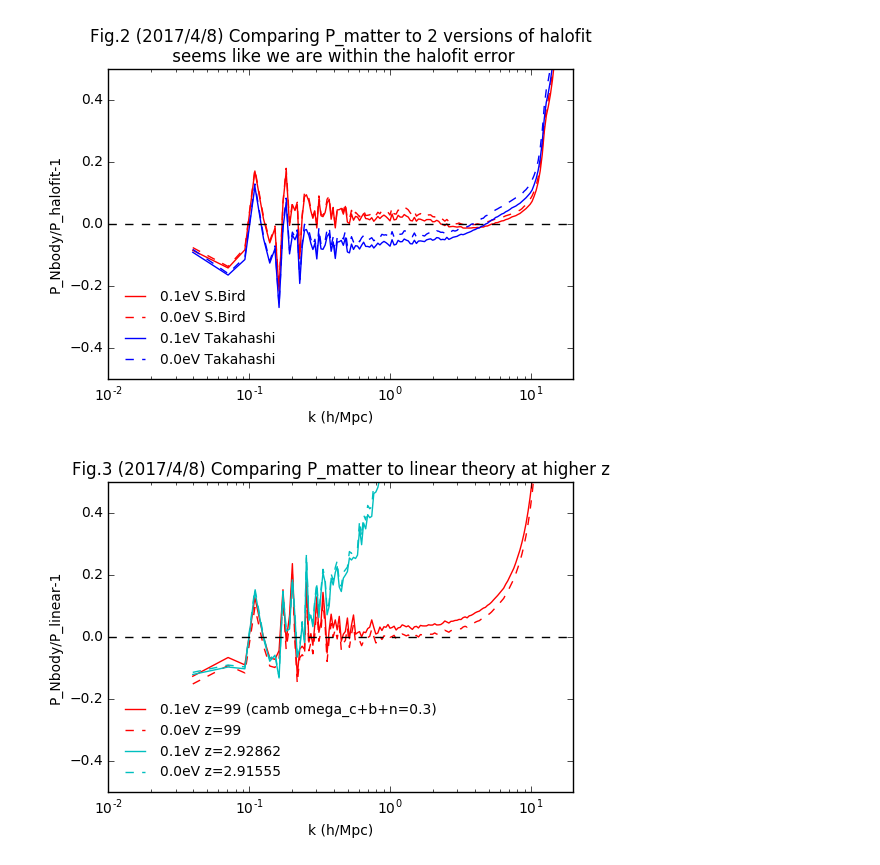
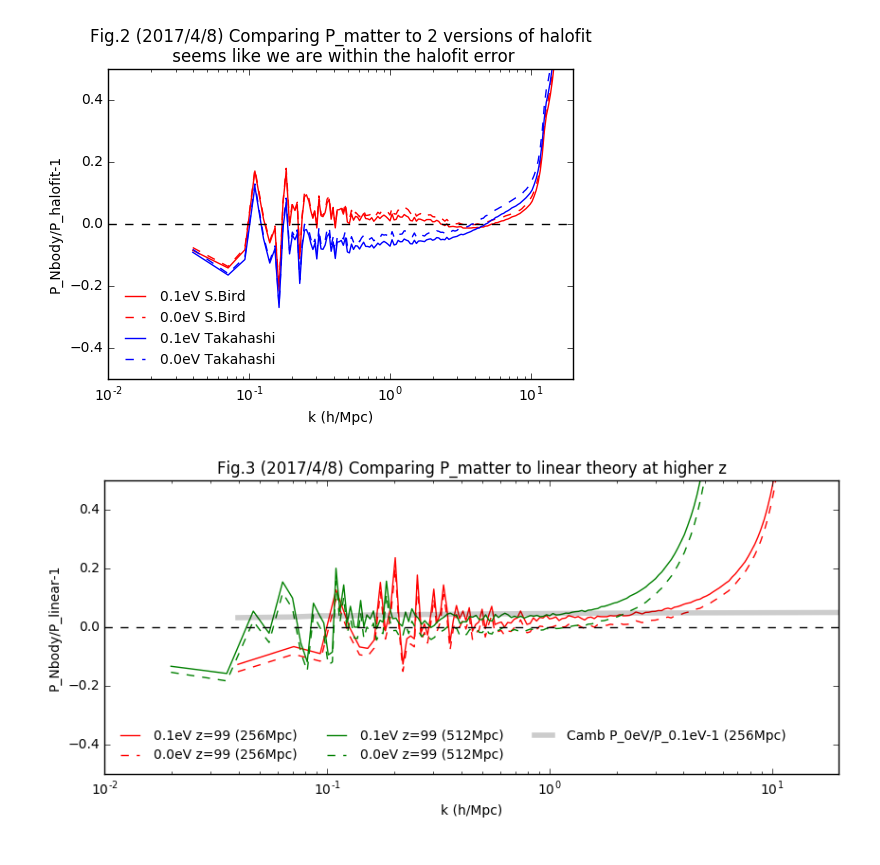
Before and after one commit to liuxx479/neutrino-batch, a Jupyter notebook: plot-matterps.ipynb, the cells around one changed output. Drawn from its saved outputs; the diff is of its cells as text; code cells hidden in the pictures.

```diff
--- a/plot-matterps.ipynb
+++ b/plot-matterps.ipynb
@@ -8,10 +8,11 @@ from IPython.display import Image
 ####################################################
 ### test plots for neutrino batch fiducial model ###
 ####################################################
-kcambhold, Pcambhold = np.loadtxt('camb-fidu/camb_mnv0.10000_om0.30000_As2.1000-linear-holdCMBconst_matterpow_99.dat').T
+#kcambhold, Pcambhold = np.loadtxt('camb-fidu/camb_mnv0.10000_om0.30000_As2.1000-linear-holdCMBconst_matterpow_99.dat').T
 
 kcamb, Pcamb = np.loadtxt('camb-fidu/camb_mnv0.10000_om0.30000_As2.1000-linear_matterpow_0.dat').T
 kcamb0, Pcamb0 = np.loadtxt('camb-fidu/camb_mnv0.00000_om0.30000_As2.1000-linear_matterpow_0.dat').T
+
 khalofit, Phalofit = np.loadtxt('camb-fidu/camb_mnv0.10000_om0.30000_As2.1000-bird_matterpow_0.dat').T
 khalofit0, Phalofit0 = np.loadtxt('camb-fidu/camb_mnv0.00000_om0.30000_As2.1000-bird_matterpow_0.dat').T
 
@@ -29,13 +30,12 @@ binsize=5
 k0, k1 = kgadget[0::binsize][:-1], kgadget[binsize-1::binsize]
 kgadget_bined =0.5*(k0+k1)
 
-Pgadget_bined = average(Pgadget [:-(len(Pgadget)%binsize)].reshape(-1, binsize),
-                        weights=Nmodes[:-(len(Pgadget)%binsize)].reshape(-1, binsize)/sum(Nmodes),
+bin_array = lambda P, binsize, Nmodes:average(P [:-(len(P)%binsize)].reshape(-1, binsize),
+                        weights=Nmodes[:-(len(P)%binsize)].reshape(-1, binsize)/sum(Nmodes),
                         axis=1)
 
-Pgadget0_bined = average(Pgadget0 [:-(len(Pgadget0)%binsize)].reshape(-1, binsize),
-                        weights=Nmodes[:-(len(Pgadget0)%binsize)].reshape(-1, binsize)/sum(Nmodes),
-                        axis=1)
+Pgadget_bined = bin_array(Pgadget, binsize, Nmodes)
+Pgadget0_bined = bin_array(Pgadget0, binsize, Nmodes)
 # %%
 f=figure(figsize=(6,6))
 ax=f.add_subplot(211)
@@ -167,31 +168,38 @@ Pgadget0_z99_bined = average(Pgadget0_z99 [:-(len(Pgadget0_z99)%binsize)].reshap
 # %%
-f=figure(figsize=(6,4))
-ax=f.add_subplot(111)
-
 P0_z99_out = interp1d(kcamb0_z99, Pcamb0_z99)(kgadget_bined)
 P0_z3_out = interp1d(kcamb0_z3, Pcamb0_z3)(kgadget_bined)
 
 P_z99_out = interp1d(kcamb_z99, Pcamb_z99)(kgadget_bined)
 P_z99hold_out = interp1d(kcambhold, Pcambhold)(kgadget_bined)
 P_z3_out = interp1d(kcamb_z3, Pcamb_z3)(kgadget_bined)
 
+P0_z99_512Mpc_out = interp1d(kcamb0_z99, Pcamb0_z99)(kgadget_512Mpc_bined)
+P_z99_512Mpc_out = interp1d(kcamb_z99, Pcamb_z99)(kgadget_512Mpc_bined)
 
-ax.plot(kgadget_bined, Pgadget_z99_bined/P_z99_out-1,'r-',label='0.1eV z=99 (camb omega_c+b+n=0.3)')
-#ax.plot(kgadget_bined, Pgadget_z99_bined/P_z99hold_out-1,'g-',label='0.1eV z=99 (camb omega_c+b=0.3)')
-ax.plot(kgadget_bined, Pgadget0_z99_bined/P0_z99_out-1,'r--',label='0.0eV z=99 ')
 
-ax.plot(kgadget_bined, Pgadget_z3_bined/P_z3_out-1,'c-',label='0.1eV z=2.92862')
-ax.plot(kgadget_bined, Pgadget0_z3_bined/P0_z3_out-1,'c--',label='0.0eV z=2.91555')
+f=figure(figsize=(10,4))
+ax=f.add_subplot(111)
+#ax2=f.add_subplot(121)
 
-#ax.plot((0.2,0.2), (-0.5,0.5),'k--')
-ax.legend(fontsize=10,frameon=0,loc=3)
+
+ax.plot(kgadget_bined, Pgadget_z99_bined/P_z99_out-1,'r-',label='0.1eV z=99 (256Mpc)')
+ax.plot(kgadget_bined, Pgadget0_z99_bined/P0_z99_out-1,'r--',label='0.0eV z=99 (256Mpc)')
+
+ax.plot(kgadget_512Mpc_bined, Pgadget_z99_512Mpc_bined/P_z99_512Mpc_out-1,'g-',label='0.1eV z=99 (512Mpc)')
+ax.plot(kgadget_512Mpc_bined, Pgadget0_z99_512Mpc_bined/P0_z99_512Mpc_out-1,'g--',label='0.0eV z=99 (512Mpc)')
+
+#ax.plot(kgadget_bined, Pgadget_z3_bined/P_z3_out-1,'c-',label='0.1eV z=2.92862')
+#ax.plot(kgadget_bined, Pgadget0_z3_bined/P0_z3_out-1,'c--',label='0.0eV z=2.91555')
+
+ax.plot(kgadget_bined, P0_z99_out/P_z99_out-1,'k-', lw=4, alpha=0.2, label='Camb P_0eV/P_0.1eV-1 (256Mpc)')
+ax.legend(fontsize=10,frameon=0,loc=3, ncol=3)
 ax.plot([1e-2, 20],[0,0],'k--')
 ax.set_xlabel('k (h/Mpc)')
 ax.set_xscale('log')
 ax.set_ylabel('P_Nbody/P_linear-1')
 ax.set_xlim(1e-2,20)
 ax.set_ylim(-0.5,0.5)
 ax.set_title("Fig.3 (2017/4/8) Comparing P_matter to linear theory at higher z")
 show()
 # %% [output]
-[figure, old version]
+[figure, new version]
```
Also changed, not shown: parts of 1 cell of this notebook.
